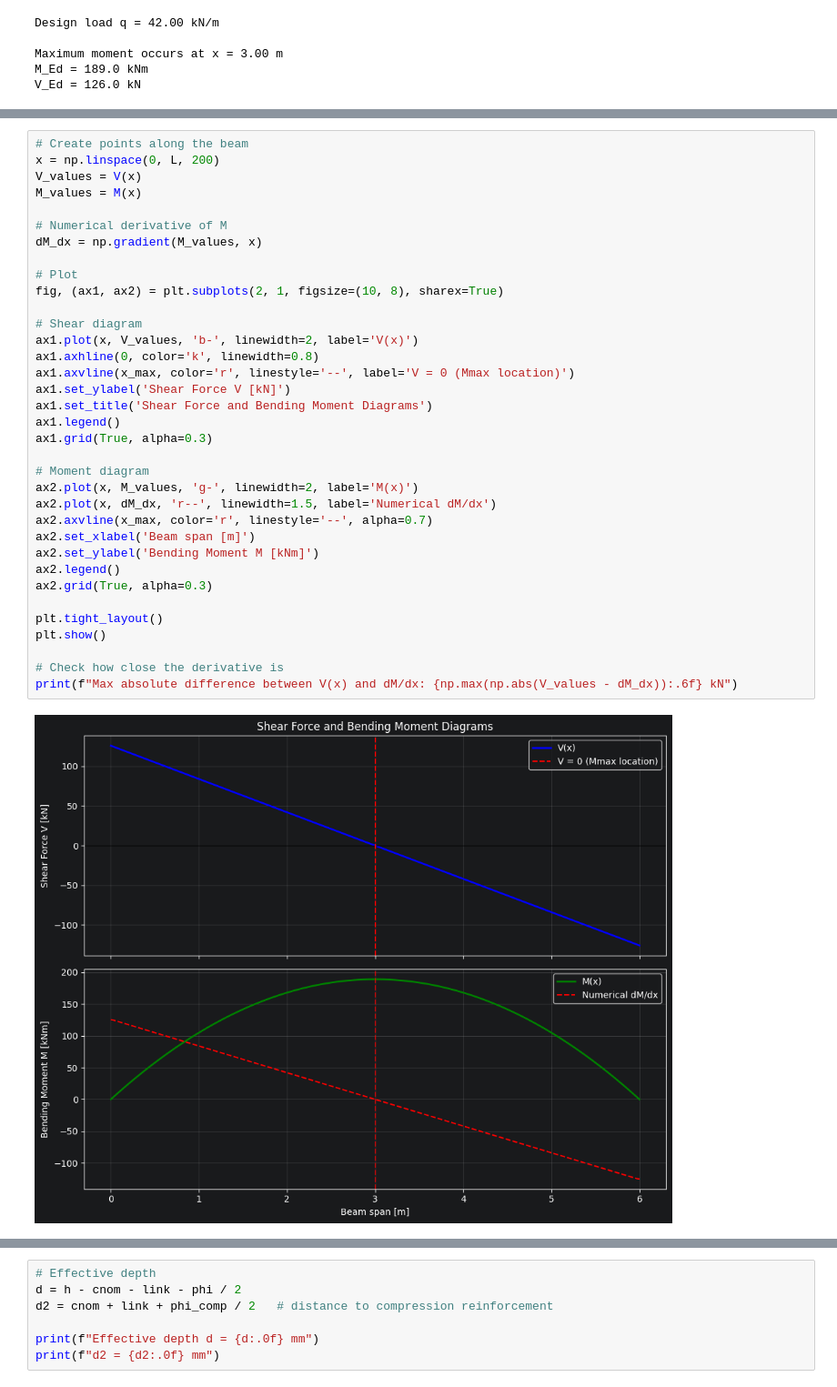
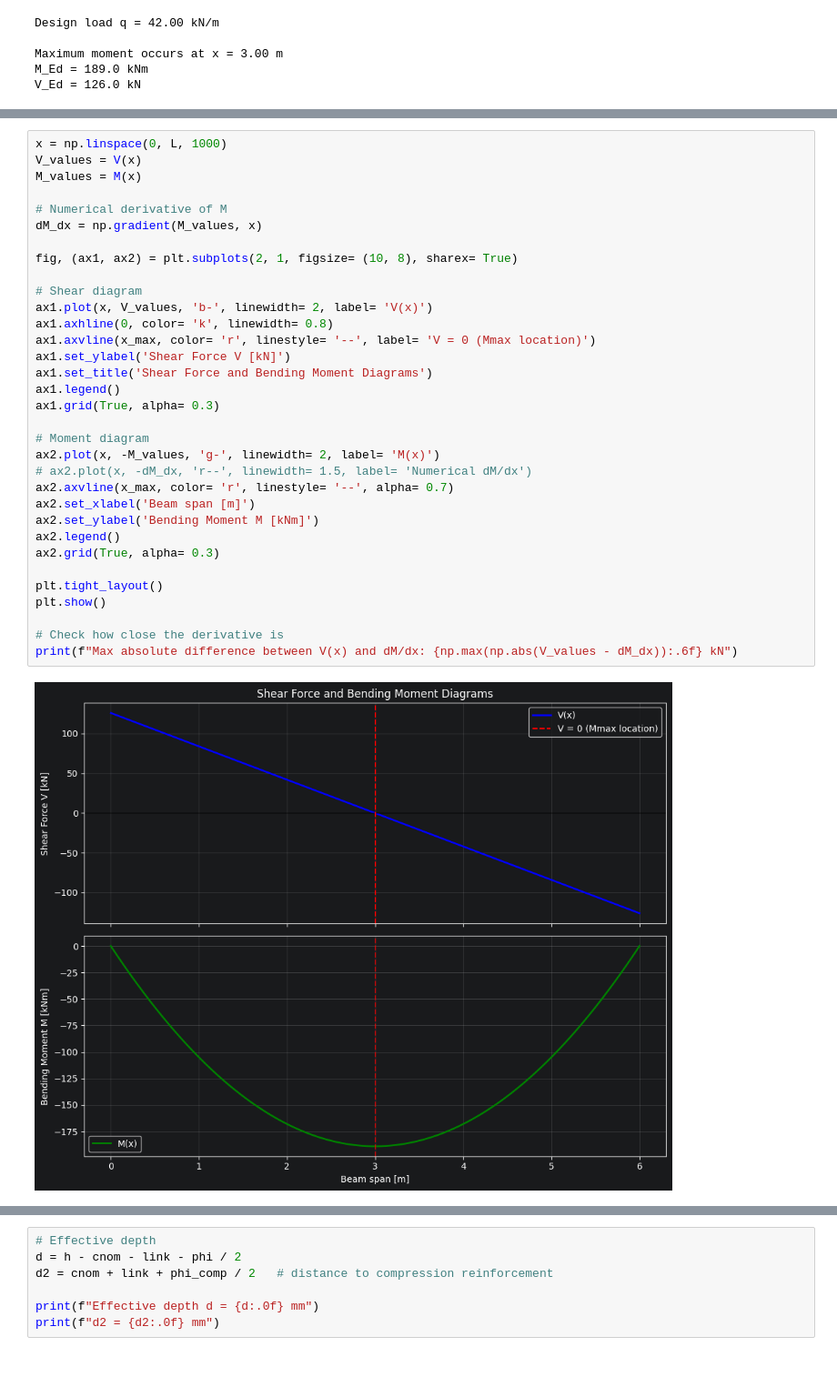
Before and after one commit to IfSD77/RC-Beam-Design-EC2, a Jupyter notebook: RC_Beam_Design_EC2.ipynb, the cells around one changed output, grey strips where cells are left out. Shown at 91% size. Saved outputs shown, nothing was run; the diff lists cells and outputs as text.

Commit message:
Add deflection check and improve moment diagram + derivative verification

```diff
--- a/RC_Beam_Design_EC2.ipynb
+++ b/RC_Beam_Design_EC2.ipynb
@@ -132,37 +132,35 @@ We check that the numerical derivative of \( M(x) \) is approximately equal to \
 # %%
-# Create points along the beam
-x = np.linspace(0, L, 200)
+x = np.linspace(0, L, 1000)
 V_values = V(x)
 M_values = M(x)
 
 # Numerical derivative of M
 dM_dx = np.gradient(M_values, x)
 
-# Plot
-fig, (ax1, ax2) = plt.subplots(2, 1, figsize=(10, 8), sharex=True)
+fig, (ax1, ax2) = plt.subplots(2, 1, figsize= (10, 8), sharex= True)
 
 # Shear diagram
-ax1.plot(x, V_values, 'b-', linewidth=2, label='V(x)')
-ax1.axhline(0, color='k', linewidth=0.8)
-ax1.axvline(x_max, color='r', linestyle='--', label='V = 0 (Mmax location)')
+ax1.plot(x, V_values, 'b-', linewidth= 2, label= 'V(x)')
+ax1.axhline(0, color= 'k', linewidth= 0.8)
+ax1.axvline(x_max, color= 'r', linestyle= '--', label= 'V = 0 (Mmax location)')
 ax1.set_ylabel('Shear Force V [kN]')
 ax1.set_title('Shear Force and Bending Moment Diagrams')
 ax1.legend()
-ax1.grid(True, alpha=0.3)
+ax1.grid(True, alpha= 0.3)
 
 # Moment diagram
-ax2.plot(x, M_values, 'g-', linewidth=2, label='M(x)')
-ax2.plot(x, dM_dx, 'r--', linewidth=1.5, label='Numerical dM/dx')
-ax2.axvline(x_max, color='r', linestyle='--', alpha=0.7)
+ax2.plot(x, -M_values, 'g-', linewidth= 2, label= 'M(x)')
+# ax2.plot(x, -dM_dx, 'r--', linewidth= 1.5, label= 'Numerical dM/dx')
+ax2.axvline(x_max, color= 'r', linestyle= '--', alpha= 0.7)
 ax2.set_xlabel('Beam span [m]')
 ax2.set_ylabel('Bending Moment M [kNm]')
 ax2.legend()
-ax2.grid(True, alpha=0.3)
+ax2.grid(True, alpha= 0.3)
 
 plt.tight_layout()
 plt.show()
 
 # Check how close the derivative is
 print(f"Max absolute difference between V(x) and dM/dx: {np.max(np.abs(V_values - dM_dx)):.6f} kN")
 # %% [output]
-[figure, old version]
+[figure, new version]
```
Also changed, not shown: parts of 18 cells of this notebook.
